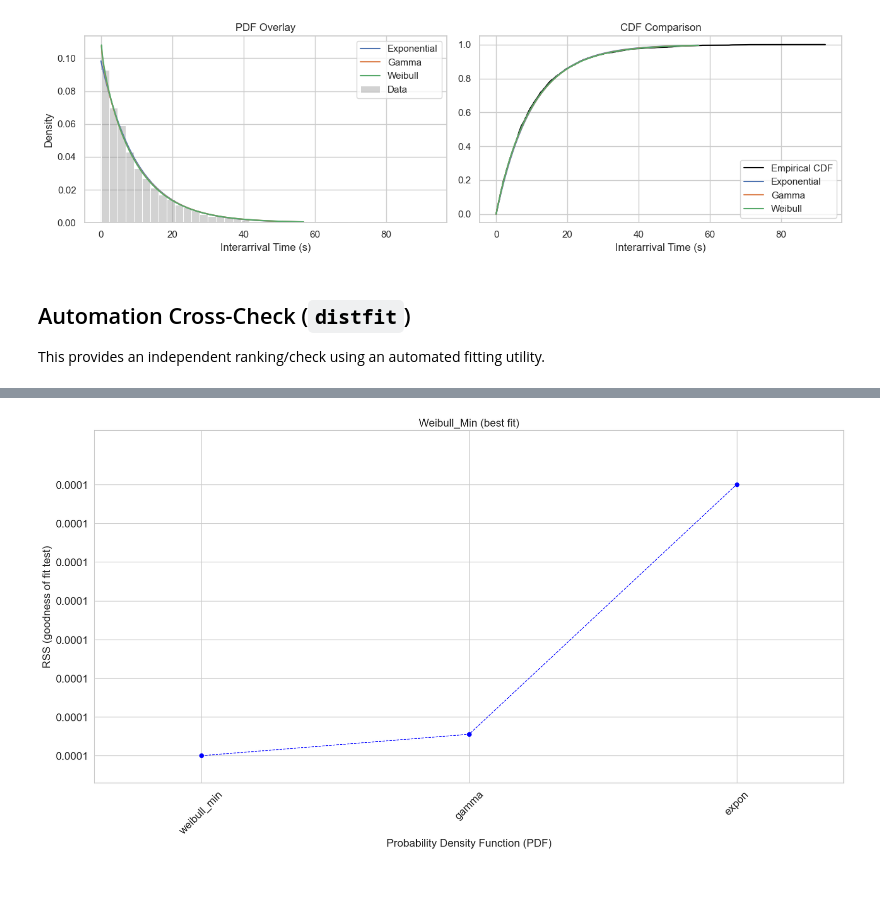
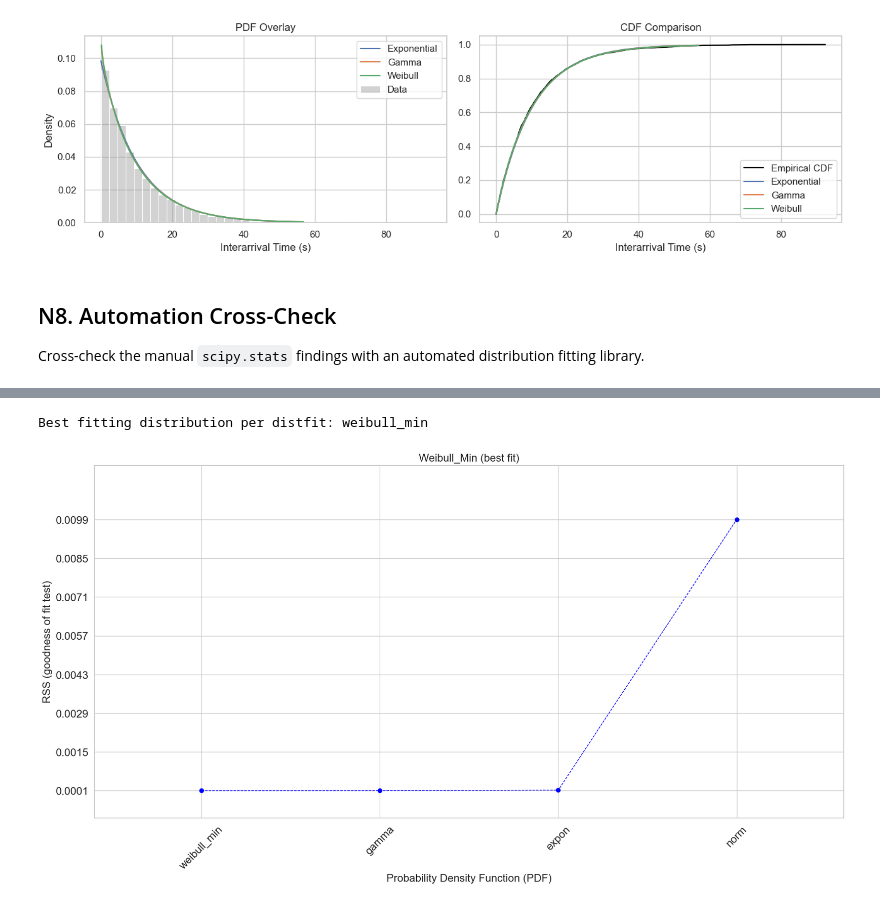
Before and after one commit to aditya1909-bit/GNN-Warehouse-Sim, a Jupyter notebook: notebooks/input_modeling_analysis.ipynb, the cells around one changed output, grey strips where cells are left out. Saved outputs shown, nothing was run; the diff lists cells and outputs as text; code cells hidden in the pictures.

```diff
--- a/notebooks/input_modeling_analysis.ipynb
+++ b/notebooks/input_modeling_analysis.ipynb
@@ -233,15 +233,25 @@ plt.tight_layout()
 # %% [output]
 [figure]
 # %% [markdown]
-## Automation Cross-Check (`distfit`)
-This provides an independent ranking/check using an automated fitting utility.
+## N8. Automation Cross-Check
+Cross-check the manual `scipy.stats` findings with an automated distribution fitting library.
 # %%
+# N8. Automation Cross-Check
+# This verifies our manual scipy.stats findings using an automated library.
 try:
     from distfit import distfit
-    dfit = distfit(distr=['expon', 'gamma', 'weibull_min'])
-    _ = dfit.fit_transform(x)
+
+    # Initialize distfit to test our top candidates
+    # 'distr' limits the search to avoid overfitting with obscure distributions
+    dfit = distfit(distr=['expon', 'gamma', 'weibull_min', 'norm'])
+
+    # Fit on the clean data
+    dfit.fit_transform(x)
+
+    # Visual summary
     dfit.plot_summary()
-    dfit.summary[['name', 'score', 'loc', 'scale', 'arg']].head()
+    print('Best fitting distribution per distfit:', dfit.model['name'])
+
 except ImportError:
-    print("distfit not installed. Install with: pip install distfit")
+    print('distfit not installed. To run this cell: !pip install distfit')
 # %% [output]
@@ -258,2 +270,3 @@ except ImportError:
+Best fitting distribution per distfit: weibull_min
-[figure, old version]
+[figure, new version]
 # %% [markdown]
```
Also changed, not shown: parts of 2 cells of this notebook.
